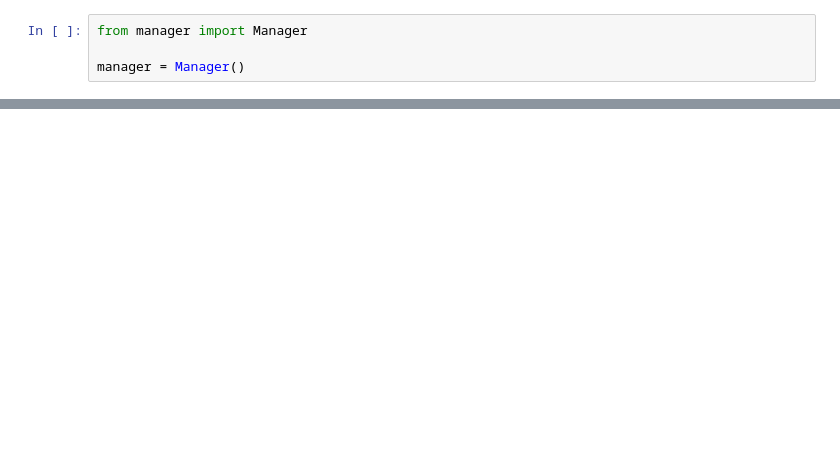
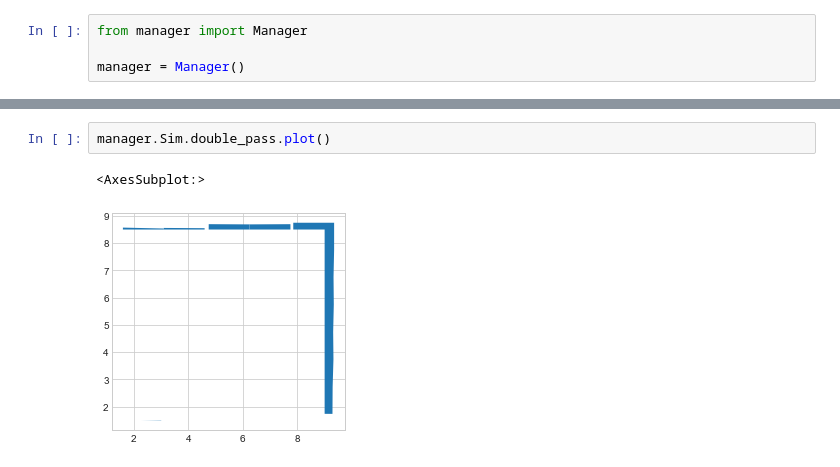
Before and after one commit to jnaess/ENGO-500, a Jupyter notebook: testbook.ipynb, the cells around one changed output, grey strips where cells are left out. Drawn from its saved outputs; the diff is of its cells as text; blank space fills up the shorter version.

```diff
--- a/testbook.ipynb
+++ b/testbook.ipynb
@@ -141,0 +19,5 @@ df.id.max()
+# %%
+manager.Sim.double_pass.plot()
+# %% [output]
+<AxesSubplot:>
+[figure, added]
```
Also changed, not shown: parts of 20 cells of this notebook, 4 other files.
